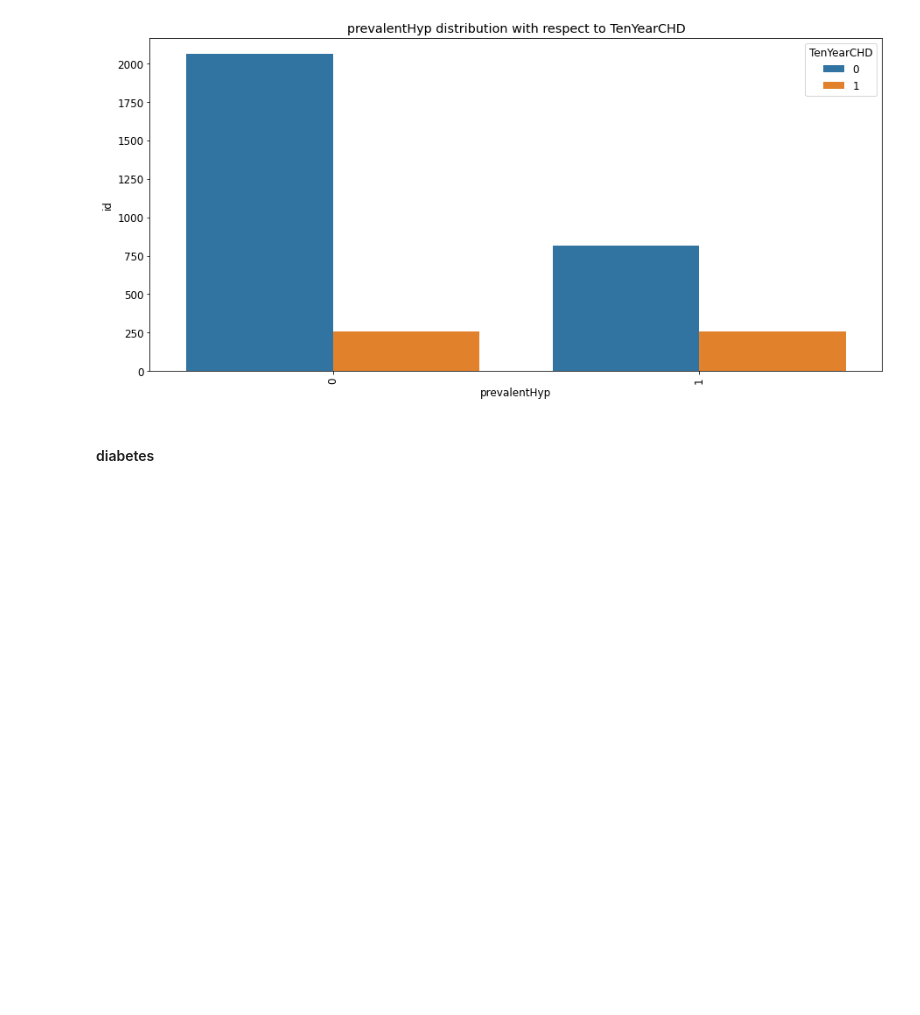
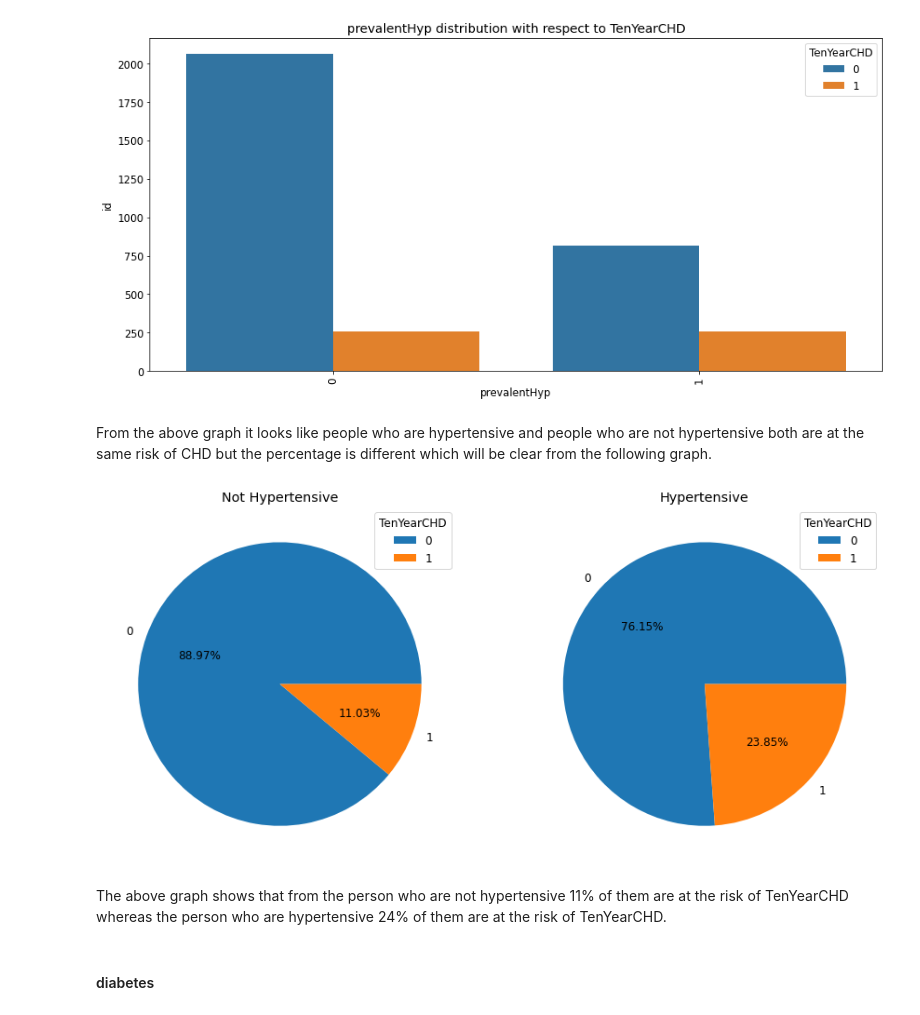
Before and after one commit to Prashant-Shaw/Cardiovascular_Risk_Prediction, a Jupyter notebook: Cardiovascular_Risk_Prediction_Capstone_Project.ipynb, the cells around one changed output. Cells and saved outputs as stored; diff of their text form; code cells hidden in the pictures; blank space fills up the shorter version.

```diff
--- a/Cardiovascular_Risk_Prediction_Capstone_Project.ipynb
+++ b/Cardiovascular_Risk_Prediction_Capstone_Project.ipynb
@@ -605,6 +716,15 @@ pie_chart("prevalentHyp")
 bar_wrt_TenYearCHD("prevalentHyp")
 # %% [output]
 [figure]
+# %% [markdown]
+From the above graph it looks like people who are hypertensive and people who are not hypertensive both are at the same risk of CHD but the percentage is different which will be clear from the following graph.
+# %%
+#Pie chart showing how different classes of prevalentHyp are distributed among the different classes of TenYearCHD
+detailed_pie('prevalentHyp','Not Hypertensive','Hypertensive')
+# %% [output]
+[figure, added]
+# %% [markdown]
+The above graph shows that from the person who are not hypertensive 11% of them are at the risk of TenYearCHD whereas the person who are hypertensive 24% of them are at the risk of TenYearCHD.
 # %% [markdown]
 #### diabetes
 # %%
```
Also changed, not shown: parts of 172 cells of this notebook.
